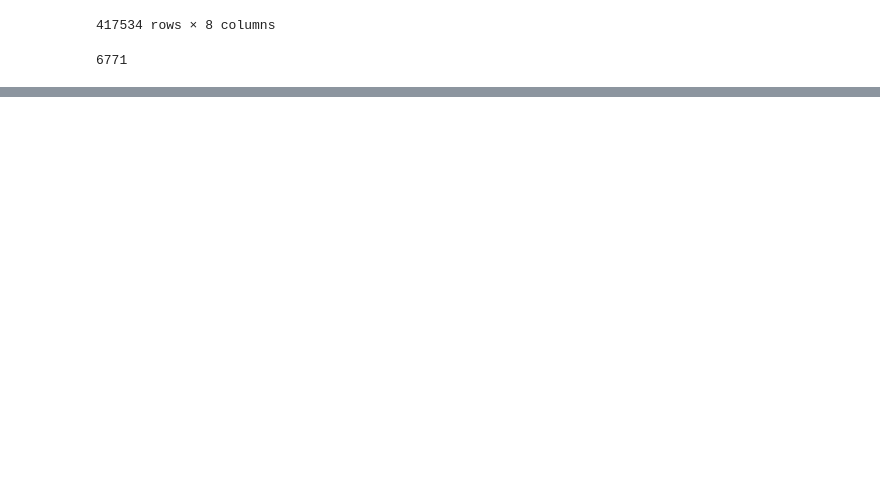
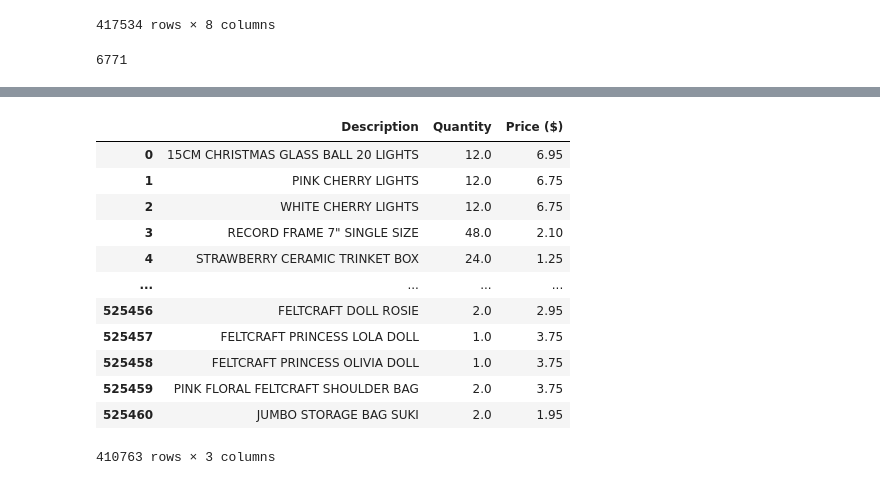
Before and after one commit to mrsperebo/online-business, a Jupyter notebook: assignment3.ipynb, the cells around one changed output, grey strips where cells are left out. Saved outputs shown, nothing was run; the diff lists cells and outputs as text; code cells hidden in the pictures; blank space fills up the shorter version.

```diff
--- a/assignment3.ipynb
+++ b/assignment3.ipynb
@@ -208,2 +181,0 @@ data
-# %%
-data['Price']=data['Price'].str[1:]
@@ -209,0 +277,2 @@ data['Price']=data['Price'].str[1:]
+# %%
+data.drop(['Invoice','StockCode','InvoiceDate','Customer ID','Country'], axis=1,inplace=True)
@@ -209,0 +295,17 @@ data['Price']=data['Price'].str[1:]
+# %%
+data.rename(columns={'Price': 'Price ($)'}, inplace=True)
+data
+# %% [output]
+|  | Description | Quantity | Price ($) |
+| 0 | 15CM CHRISTMAS GLASS BALL 20 LIGHTS | 12.0 | 6.95 |
+| 1 | PINK CHERRY LIGHTS | 12.0 | 6.75 |
+| 2 | WHITE CHERRY LIGHTS | 12.0 | 6.75 |
+| 3 | RECORD FRAME 7" SINGLE SIZE | 48.0 | 2.10 |
+| 4 | STRAWBERRY CERAMIC TRINKET BOX | 24.0 | 1.25 |
+| ... | ... | ... | ... |
+| 525456 | FELTCRAFT DOLL ROSIE | 2.0 | 2.95 |
+| 525457 | FELTCRAFT PRINCESS LOLA DOLL | 1.0 | 3.75 |
+| 525458 | FELTCRAFT PRINCESS OLIVIA DOLL | 1.0 | 3.75 |
+| 525459 | PINK FLORAL FELTCRAFT SHOULDER BAG | 2.0 | 3.75 |
+| 525460 | JUMBO STORAGE BAG SUKI | 2.0 | 1.95 |
+410763 rows × 3 columns
```
Also changed, not shown: parts of 24 cells of this notebook.
